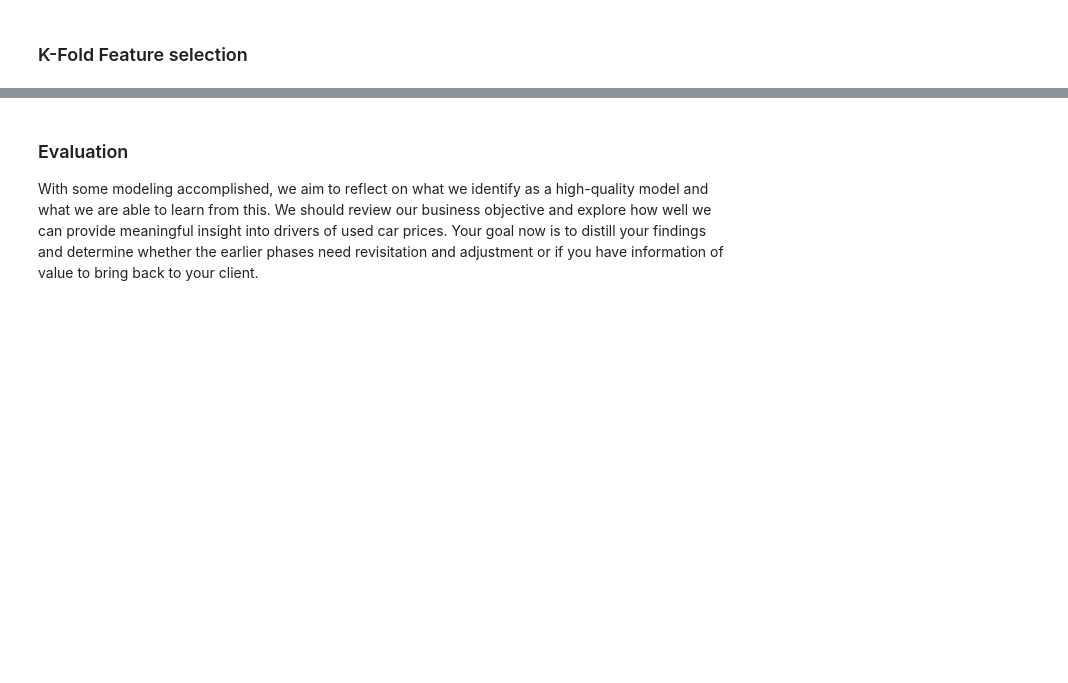
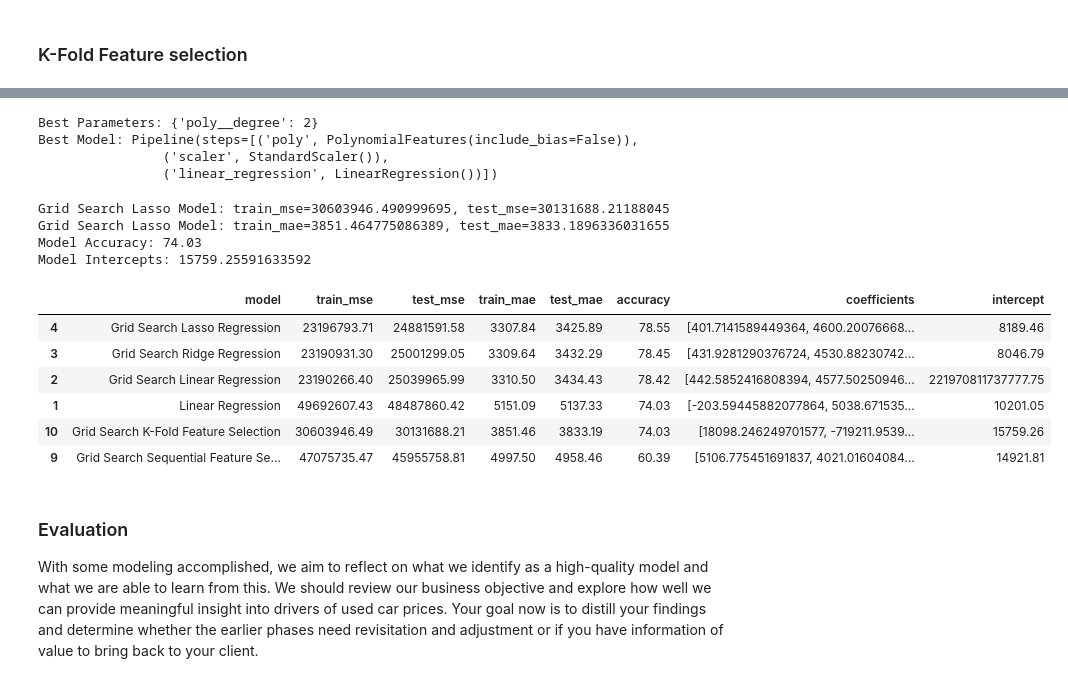
Before and after one commit to purnachand1186/car_price_analysis, a Jupyter notebook: prompt_II.ipynb, the cells around one changed output, grey strips where cells are left out. Cells and saved outputs as stored; diff of their text form; code cells hidden in the pictures; blank space fills up the shorter version.

```diff
--- a/prompt_II.ipynb
+++ b/prompt_II.ipynb
@@ -808,3 +816,59 @@ grid_search.fit(X_train, y_train)
+# %%
+# best degree for KFOLD
+best_model_kfold = grid_search.best_estimator_
+best_params_kfold = grid_search.best_params_
+
+print(f"Best Parameters: {best_params_kfold}")
+print(f"Best Model: {best_model_kfold}")
+# %% [output]
+Best Parameters: {'poly__degree': 2}
+Best Model: Pipeline(steps=[('poly', PolynomialFeatures(include_bias=False)),
+                ('scaler', StandardScaler()),
+                ('linear_regression', LinearRegression())])
+# %%
+train_preds = best_model_kfold.predict(X_train)
+test_preds = best_model_kfold.predict(X_test)
+
+  # Calculate evaluation metrics
+train_mse = mean_squared_error(y_train, train_preds)
+test_mse = mean_squared_error(y_test, test_preds)
+train_mae= mean_absolute_error(y_train, train_preds)
+test_mae = mean_absolute_error(y_test, test_preds)
+
+print(f"Grid Search Lasso Model: train_mse={train_mse}, test_mse={test_mse}")
+print(f"Grid Search Lasso Model: train_mae={train_mae}, test_mae={test_mae}")
+print(f"Model Accuracy: {round(best_model_kfold.score(X_test, y_test)*100,2)}")
+print(f"Model Intercepts: {best_model_kfold.named_steps['linear_regression'].intercept_}")
+
+grid_kfold={
+    'model': 'Grid Search K-Fold Feature Selection',
+    'train_mse': train_mse,
+    'test_mse': test_mse,
+    'train_mae': train_mae,
+    'test_mae': test_mae,
+    'accuracy': round(best_model_kfold.score(X_test, y_test)*100,2),
+    'coefficients': best_model_kfold.named_steps['linear_regression'].coef_,
+    'intercept': best_model_kfold.named_steps['linear_regression'].intercept_
+}
+results.append(grid_kfold)
+# %% [output]
+Grid Search Lasso Model: train_mse=30603946.490999695, test_mse=30131688.21188045
+Grid Search Lasso Model: train_mae=3851.464775086389, test_mae=3833.1896336031655
+Model Accuracy: 74.03
+Model Intercepts: 15759.25591633592
+# %%
+#create data frame with all the model results
+
+model_results = pd.DataFrame(results)
+model_results.sort_values(by='accuracy', ascending=False).drop_duplicates(subset=['model'])
+# %% [output]
+|  | model | train_mse | test_mse | train_mae | test_mae | accuracy | coefficients | intercept |
+| 4 | Grid Search Lasso Regression | 23196793.71 | 24881591.58 | 3307.84 | 3425.89 | 78.55 | [401.7141589449364, 4600.20076668... | 8189.46 |
+| 3 | Grid Search Ridge Regression | 23190931.30 | 25001299.05 | 3309.64 | 3432.29 | 78.45 | [431.9281290376724, 4530.88230742... | 8046.79 |
+| 2 | Grid Search Linear Regression | 23190266.40 | 25039965.99 | 3310.50 | 3434.43 | 78.42 | [442.5852416808394, 4577.50250946... | 221970811737777.75 |
+| 1 | Linear Regression | 49692607.43 | 48487860.42 | 5151.09 | 5137.33 | 74.03 | [-203.59445882077864, 5038.671535... | 10201.05 |
+| 10 | Grid Search K-Fold Feature Selection | 30603946.49 | 30131688.21 | 3851.46 | 3833.19 | 74.03 | [18098.246249701577, -719211.9539... | 15759.26 |
+| 9 | Grid Search Sequential Feature Se... | 47075735.47 | 45955758.81 | 4997.50 | 4958.46 | 60.39 | [5106.775451691837, 4021.01604084... | 14921.81 |
 # %% [markdown]
 ### Evaluation
 
```
Also changed, not shown: parts of 2 cells of this notebook.
